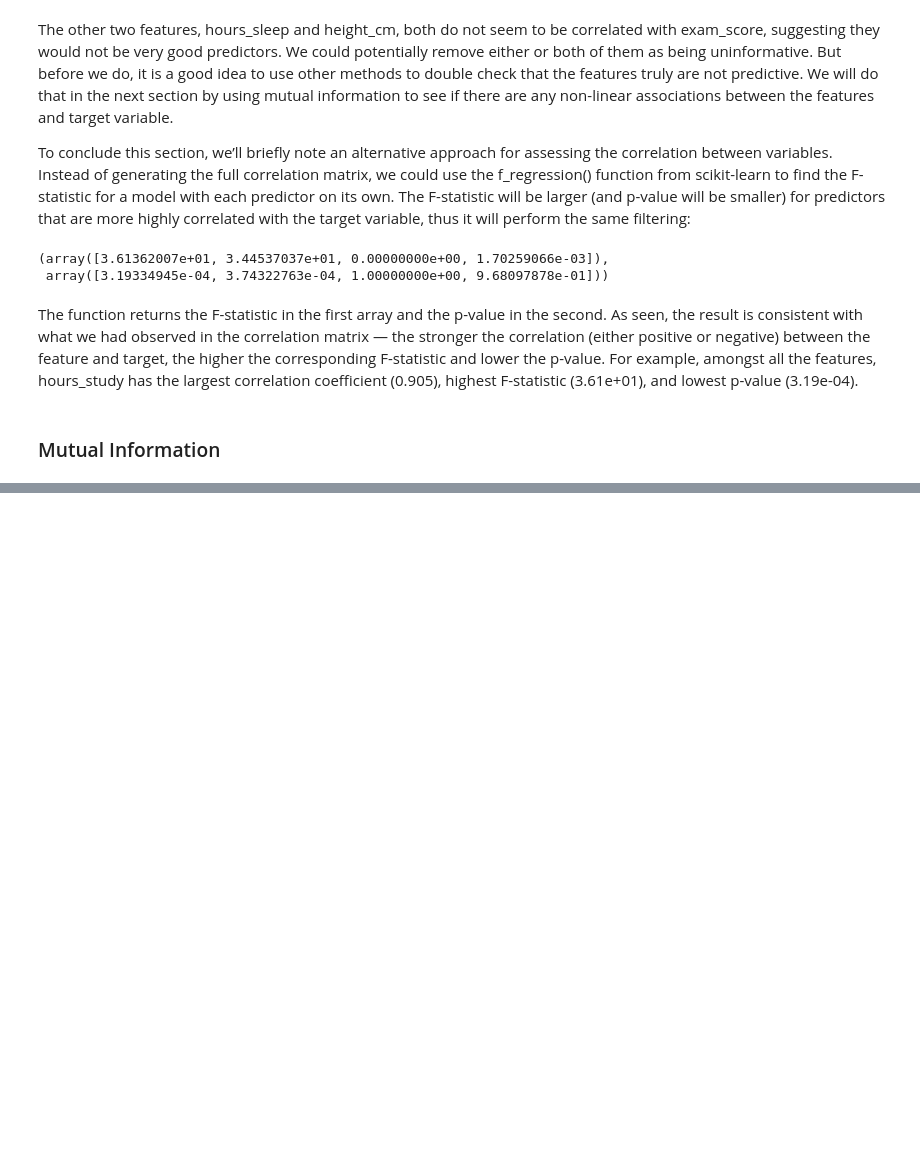
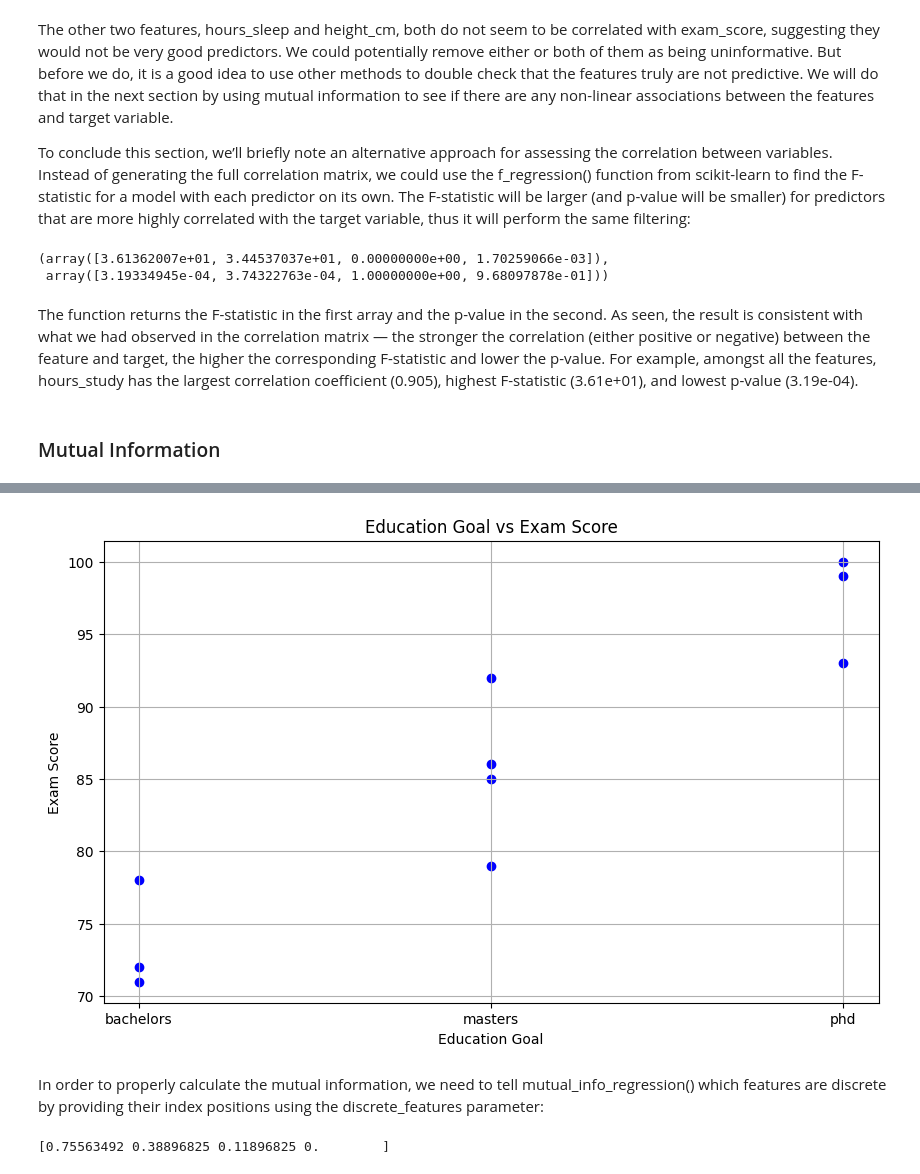
Before and after one commit to dpons222/ML-AI-Self-Learning, a Jupyter notebook: Machine Learning/machine_learning.ipynb, the cells around one changed output, grey strips where cells are left out. Cells and saved outputs as stored; diff of their text form; code cells hidden in the pictures; blank space fills up the shorter version.

```diff
--- a/Machine Learning/machine_learning.ipynb
+++ b/Machine Learning/machine_learning.ipynb
@@ -955,0 +964,9 @@ The function returns the F-statistic in the first array and the p-value in the s
+# %%
+from sklearn.preprocessing import LabelEncoder
+
+le = LabelEncoder()
+
+# Create copy of `X` for encoded version
+X_enc = X.copy()
+X_enc['edu_goal'] = le.fit_transform(X['edu_goal'])
+X_enc
@@ -955,0 +997,23 @@ The function returns the F-statistic in the first array and the p-value in the s
+# %%
+import matplotlib.pyplot as plt
+
+# Encode edu_goal
+X['edu_goal'] = le.fit_transform(X['edu_goal'])
+
+# Plot edu_goal against exam_score
+plt.figure(figsize=(10, 6))
+plt.scatter(X['edu_goal'], y, color='blue')
+plt.xlabel('Education Goal')
+plt.ylabel('Exam Score')
+plt.title('Education Goal vs Exam Score')
+plt.xticks(ticks=[0, 1, 2], labels=le.classes_)
+plt.grid(True)
+plt.show()
+# %% [output]
+[figure, added]
+# %% [markdown]
+In order to properly calculate the mutual information, we need to tell mutual_info_regression() which features are discrete by providing their index positions using the discrete_features parameter:
+# %%
+print(mutual_info_regression(X_enc, y, discrete_features=[0], random_state=68))
+# %% [output]
+[0.75563492 0.38896825 0.11896825 0.        ]
```
Also changed, not shown: parts of 25 cells of this notebook.
